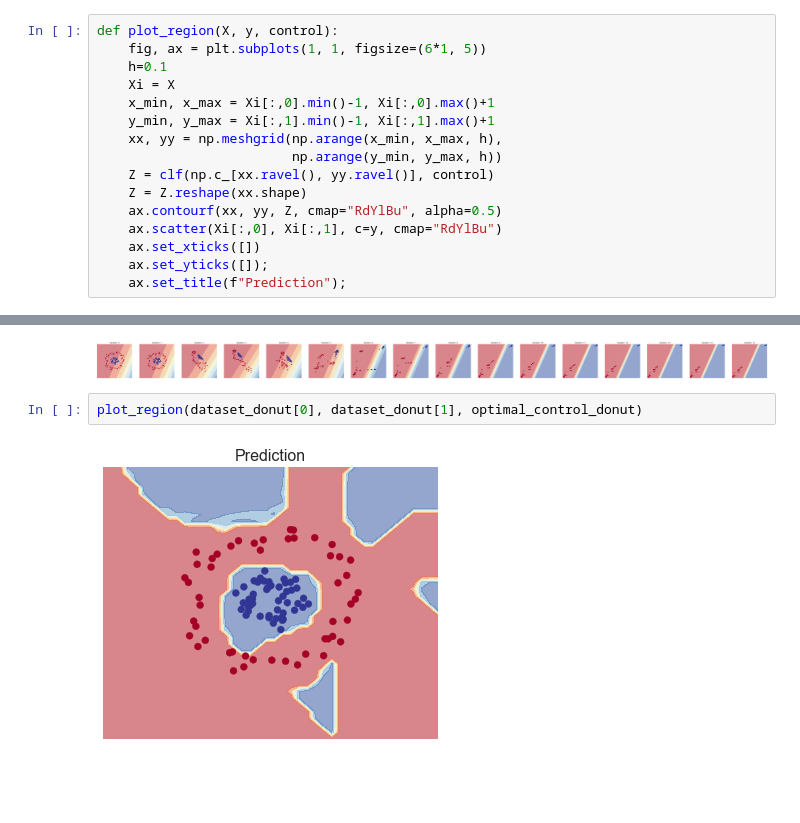
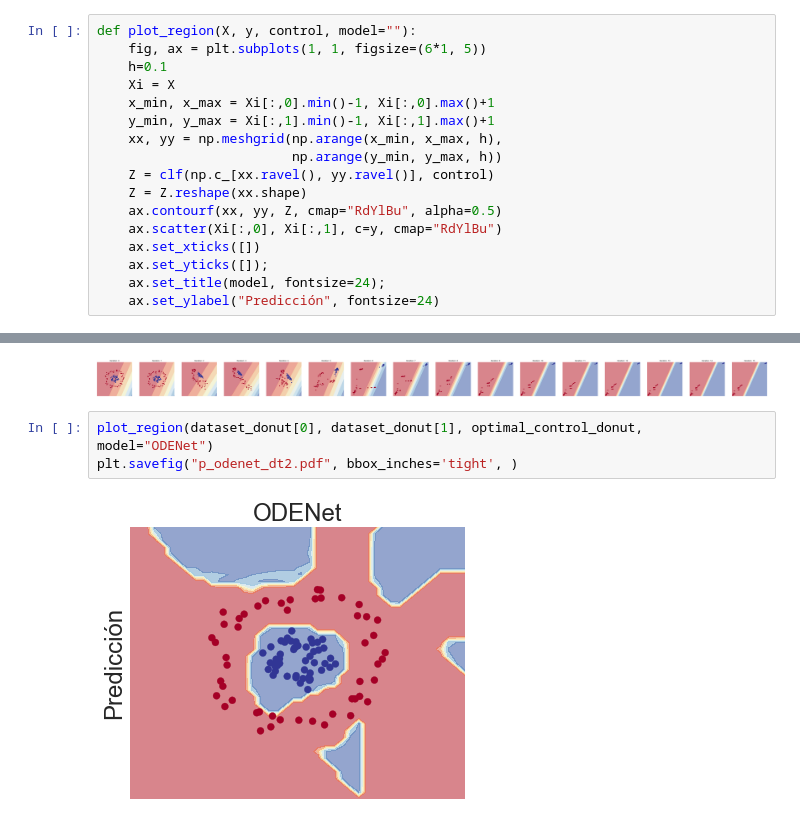
Before and after one commit to furrutiav/deep-learning-as-optimal-control, a Jupyter notebook: 02_resultados_preliminares_odenet.ipynb, the cells around one changed output, grey strips where cells are left out. Drawn from its saved outputs; the diff is of its cells as text; blank space fills up the shorter version.

```diff
--- a/01_resultados_preliminares_odenet.ipynb
+++ b/02_resultados_preliminares_odenet.ipynb
@@ -147,7 +147,7 @@ def plot_iterations(num_layers, T, y, WW, mu):
         ax[i].set_yticks([]);
         ax[i].set_title(f"Iteration: {i}");
 # %%
-def plot_region(X, y, control):
+def plot_region(X, y, control, model=""):
     fig, ax = plt.subplots(1, 1, figsize=(6*1, 5))
     h=0.1
     Xi = X
@@ -161,4 +161,5 @@ def plot_region(X, y, control):
     ax.scatter(Xi[:,0], Xi[:,1], c=y, cmap="RdYlBu")
     ax.set_xticks([])
     ax.set_yticks([]);
-    ax.set_title(f"Prediction");
+    ax.set_title(model, fontsize=24);
+    ax.set_ylabel("Predicción", fontsize=24)
@@ -213,6 +238,7 @@ plot_iterations(num_layers, T_donut, dataset_donut[1], WW_donut, mu_donut)
 # %% [output]
 [figure]
 # %%
-plot_region(dataset_donut[0], dataset_donut[1], optimal_control_donut)
+plot_region(dataset_donut[0], dataset_donut[1], optimal_control_donut, model="ODENet")
+plt.savefig("p_odenet_dt2.pdf", bbox_inches='tight', )
 # %% [output]
-[figure, old version]
+[figure, new version]
```
Also changed, not shown: parts of 4 cells of this notebook, 10 other files.
